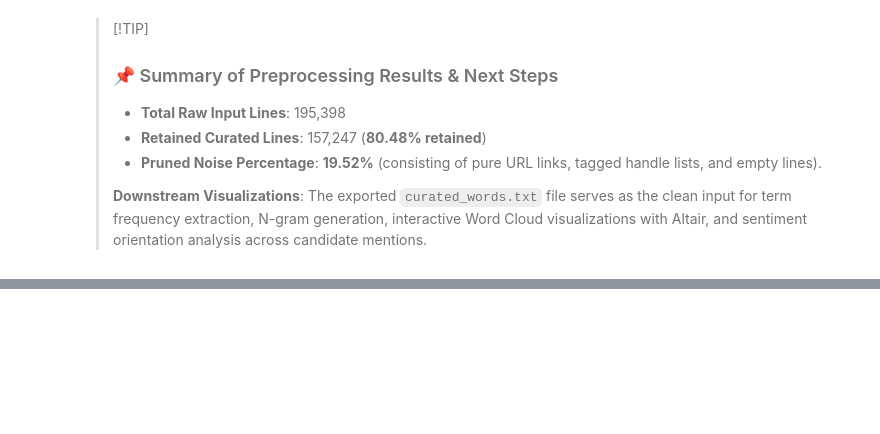
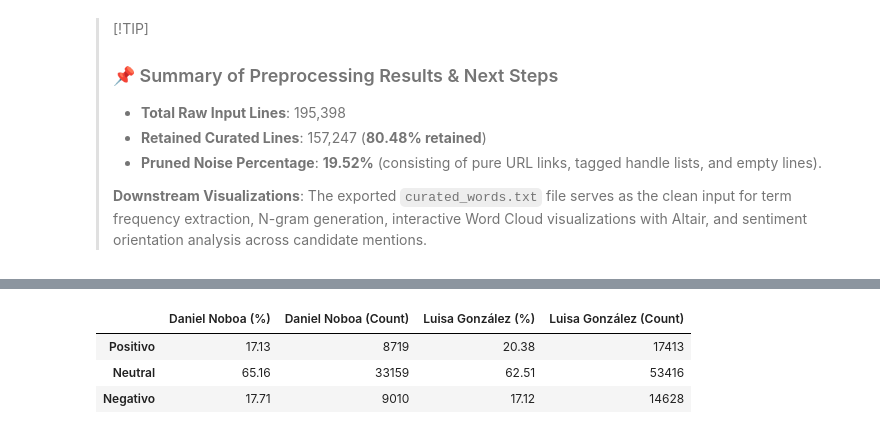
Before and after one commit to NicoCarrion02/data_visualization_6011, a Jupyter notebook: lab_extra/lab_extra.ipynb, the cells around one changed output, grey strips where cells are left out. Cells and saved outputs as stored; diff of their text form; code cells hidden in the pictures; blank space fills up the shorter version.

```diff
--- a/lab_extra/lab_extra.ipynb
+++ b/lab_extra/lab_extra.ipynb
@@ -309,0 +327,93 @@ Luisa Gonzales mentions saved to luisa_gonzalez.txt, total replies: 85457
+# %%
+import pandas as pd
+import altair as alt
+
+# Define Spanish Domain Sentiment Lexicons
+pos_lexicon = set([
+    "excelente", "bueno", "buena", "buenos", "buenas", "gran", "apoyo", "fuerza", "mejor", "mejores",
+    "victoria", "trabajando", "desarrollo", "esperanza", "exito", "honestidad", "lider", "cumpliendo",
+    "ganador", "progreso", "paz", "justicia", "obra", "propuesta", "solucion", "transparencia",
+    "democracia", "respeto", "union", "bien", "verdadero", "correcto", "seguridad", "futuro",
+    "crecimiento", "confianza", "admirable", "bendiciones", "adelante", "orgullo", "patria",
+    "libertad", "trabajo", "eficiente", "capaz", "favor", "apoyar", "apoyamos", "apoyando", "ganar",
+    "firme", "logro", "logros", "honesto", "cumple", "avanza", "avanzar", "excelencia", "propuestas",
+    "inteligente", "valiente", "capacitado", "ejemplo", "transparente", "compromiso", "amigo",
+    "fuerzas", "bendicion", "reconstruir", "cambio", "esperanzas", "dios", "exitos", "bendiga",
+    "salud", "triunfo", "felicitaciones", "felicidades", "unidad", "confio", "confiamos", "voto"
+])
+
+neg_lexicon = set([
+    "miseria", "basura", "basuras", "troll", "trolls", "corrupcion", "dictadura", "culpables",
+    "desaparicion", "extrajudicial", "impunidad", "matan", "encarcelan", "falsean", "malo", "mala",
+    "malos", "malas", "peor", "peores", "delincuente", "delincuentes", "roban", "mentira", "mentiras",
+    "mentiroso", "mentirosos", "mentirosa", "mentirosas", "fraude", "pesimo", "pesima", "desastre",
+    "violencia", "crimen", "asesinato", "ladron", "ladrones", "ladrona", "pobreza", "destruccion",
+    "verguenza", "fracaso", "violacion", "incapaz", "incompetente", "caos", "injusticia", "abuso",
+    "traidor", "traidores", "narcotrafico", "sicarios", "miedo", "amenaza", "crisis", "robo",
+    "trampa", "asaltantes", "ineptitud", "corrupto", "corruptos", "corrupta", "corruptas", "robando",
+    "mentir", "destruir", "matar", "culpable", "ratero", "rateros", "pilleria", "sinverguenza",
+    "sinverguenzas", "destruyo", "odio", "patetico", "asco", "verguenza", "tramposo", "narcotraficante",
+    "plaga", "desgracia", "lacra", "mafia", "mafias", "titere", "titeres", "estafador", "estafadores",
+    "chavismo", "robar", "vendidos", "vende"
+])
+
+negation_words = {"no", "sin", "nunca", "jamas", "ni", "tampoco"}
+
+def classify_sentiment(text):
+    """
+    Classifies a cleaned Spanish tweet into Positivo, Negativo, or Neutral
+    using lexicon scoring with negation handling.
+    """
+    words = text.lower().split()
+    score = 0
+    negate = False
+
+    for w in words:
+        if w in negation_words:
+            negate = True
+            continue
+
+        word_score = 0
+        if w in pos_lexicon:
+            word_score = 1
+        elif w in neg_lexicon:
+            word_score = -1
+
+        if word_score != 0:
+            if negate:
+                word_score = -word_score
+                negate = False
+            score += word_score
+
+    if score > 0:
+        return "Positivo"
+    elif score < 0:
+        return "Negativo"
+    else:
+        return "Neutral"
+
+# Perform sentiment classification on Daniel Noboa and Luisa González replies
+daniel_sentiments = [classify_sentiment(t) for t in daniel]
+luisa_sentiments = [classify_sentiment(t) for t in luisa]
+
+# Calculate percentage distributions
+df_daniel_pct = pd.Series(daniel_sentiments).value_counts(normalize=True) * 100
+df_luisa_pct = pd.Series(luisa_sentiments).value_counts(normalize=True) * 100
+
+df_daniel_counts = pd.Series(daniel_sentiments).value_counts()
+df_luisa_counts = pd.Series(luisa_sentiments).value_counts()
+
+# Summary DataFrame
+sentiment_summary = pd.DataFrame({
+    "Daniel Noboa (%)": df_daniel_pct.round(2),
+    "Daniel Noboa (Count)": df_daniel_counts,
+    "Luisa González (%)": df_luisa_pct.round(2),
+    "Luisa González (Count)": df_luisa_counts
+}).reindex(["Positivo", "Neutral", "Negativo"])
+
+sentiment_summary
+# %% [output]
+|  | Daniel Noboa (%) | Daniel Noboa (Count) | Luisa González (%) | Luisa González (Count) |
+| Positivo | 17.13 | 8719 | 20.38 | 17413 |
+| Neutral | 65.16 | 33159 | 62.51 | 53416 |
+| Negativo | 17.71 | 9010 | 17.12 | 14628 |
```
Also changed, not shown: parts of 3 cells of this notebook.
